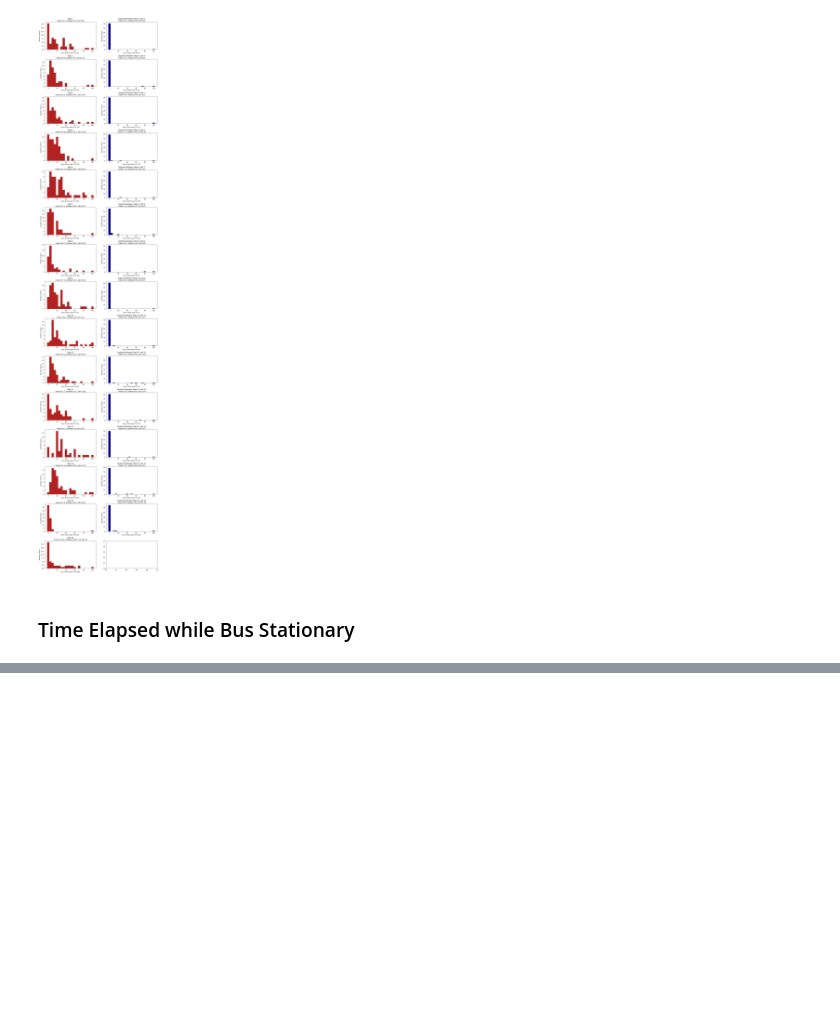
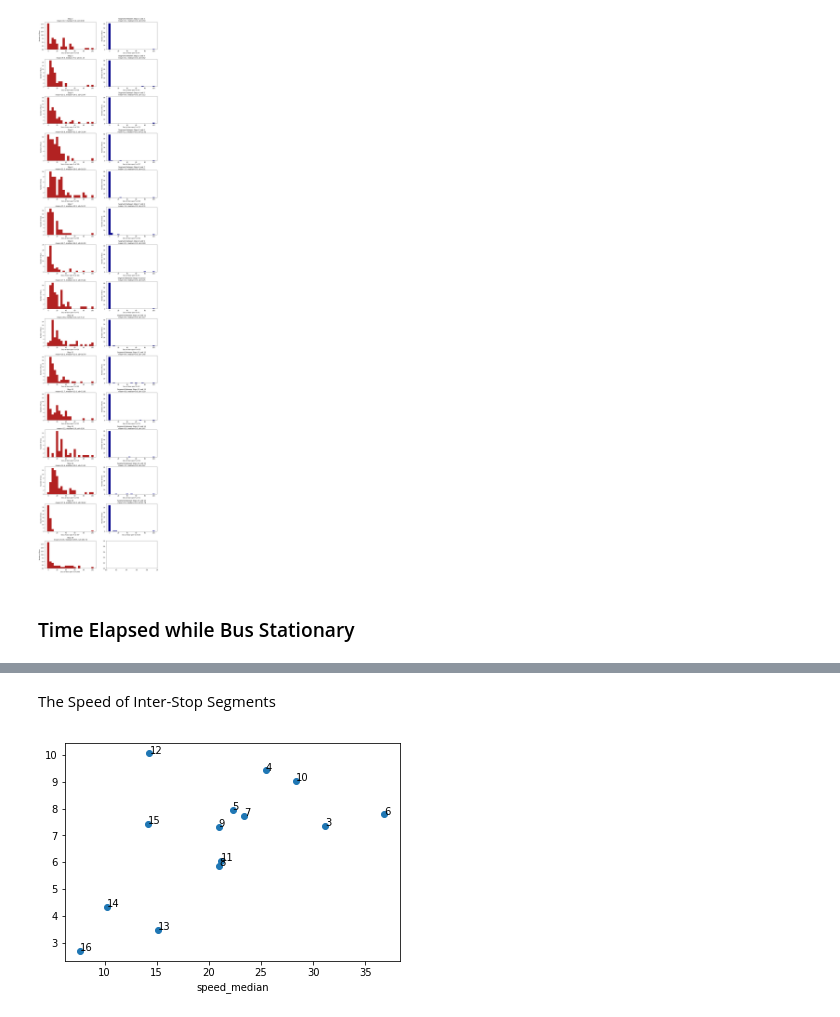
Before and after one commit to ehabebeid/ehabebeid.github.io, a Jupyter notebook: bus_avl/index.ipynb, the cells around one changed output, grey strips where cells are left out. Cells and saved outputs as stored; diff of their text form; code cells hidden in the pictures; blank space fills up the shorter version.

```diff
--- a/bus_avl/index.ipynb
+++ b/bus_avl/index.ipynb
@@ -490,0 +495,23 @@ show_segment_hists(segment_durations, "Secs of vehicle stationary")
+# %%
+# Convert below to using above data frames
+
+cols = ['id', 'type', 'stop_n', 'speed_median', 'speed_sd', 'door_open_median', 'door_open_sd', 'stationary_median', 'stationary_sd']
+summary = pd.DataFrame(columns = cols)
+
+for key, l in segment_speeds.items():
+    speeds = l
+    door = segment_door_open[key]
+    stationary = segment_stationary[key]
+
+    if "S" in key:
+        tp = "S"
+    else:
+        tp = "P"
+
+    stop_n = int(key[:-1])
+
+    row_list = [key, tp, stop_n, np.median(speeds), np.std(speeds), np.median(door), np.std(door), np.median(stationary), np.std(stationary)]
+
+    summary = summary.append(pd.DataFrame([row_list], columns=cols),ignore_index=True)
+
+summary.head()
@@ -490,0 +525,15 @@ show_segment_hists(segment_durations, "Secs of vehicle stationary")
+# %%
+summary_p = summary[summary.type=="P"]
+summary_s = summary[summary.type=="S"]
+# %%
+def label_point(x, y, val, ax, tp = None):
+    a = pd.concat({'x': x, 'y': y, 'val': val}, axis=1)
+    for i, point in a.iterrows():
+        ax.text(point['x'], point['y'], str(point['val']))
+# %% [markdown]
+The Speed of Inter-Stop Segments
+# %%
+ax = summary_p.set_index('speed_median')['speed_sd'].plot(style='o')
+label_point(summary_p.speed_median, summary_p.speed_sd, summary_p.stop_n, ax)
+# %% [output]
+[figure, added]
```
Also changed, not shown: parts of 15 cells of this notebook.
